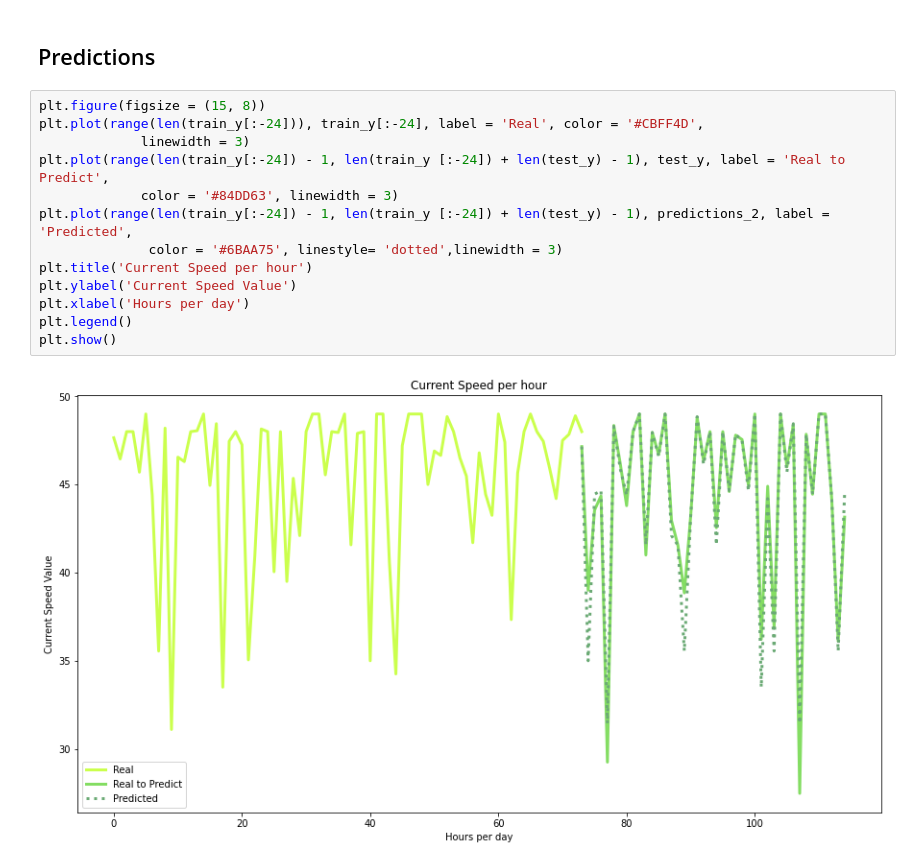
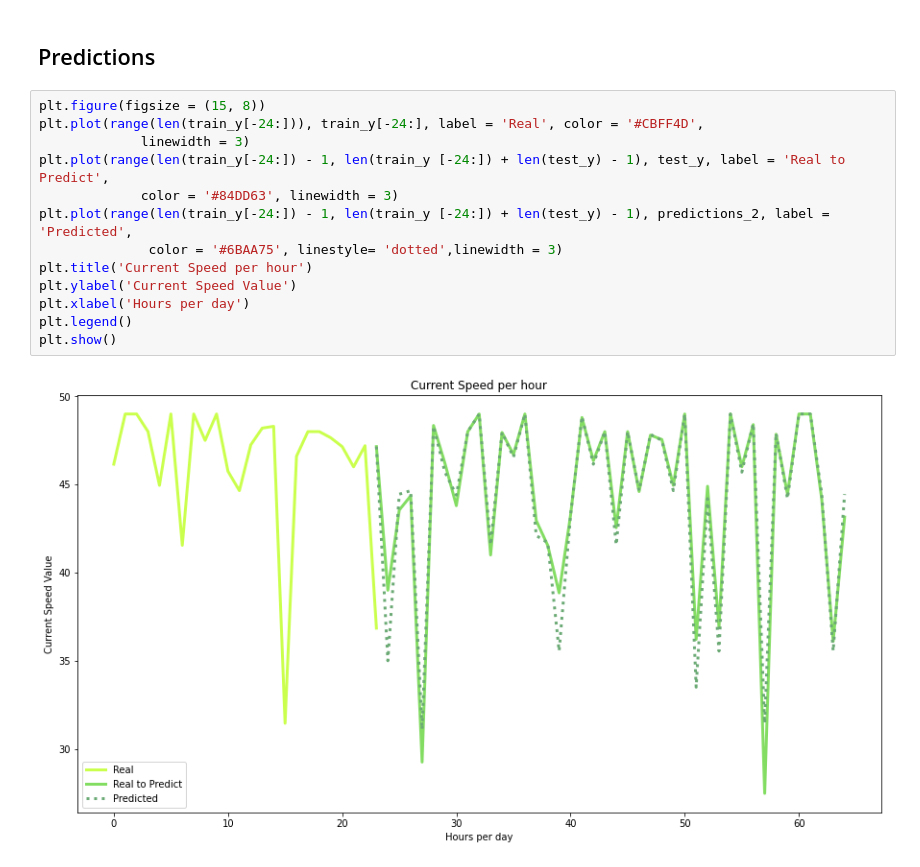
Before and after one commit to ConstancaElias/traffic-flow-sensoring, a Jupyter notebook: Model/TP-Model.ipynb, the cells around one changed output. Drawn from its saved outputs; the diff is of its cells as text.

```diff
--- a/Model/TP-Model.ipynb
+++ b/Model/TP-Model.ipynb
@@ -180,16 +180,16 @@ Score:  0.9420095886687381
 ## Predictions
 # %%
 plt.figure(figsize = (15, 8))
-plt.plot(range(len(train_y[:-24])), train_y[:-24], label = 'Real', color = '#CBFF4D',
+plt.plot(range(len(train_y[-24:])), train_y[-24:], label = 'Real', color = '#CBFF4D',
              linewidth = 3)
-plt.plot(range(len(train_y[:-24]) - 1, len(train_y [:-24]) + len(test_y) - 1), test_y, label = 'Real to Predict',
+plt.plot(range(len(train_y[-24:]) - 1, len(train_y [-24:]) + len(test_y) - 1), test_y, label = 'Real to Predict',
              color = '#84DD63', linewidth = 3)
-plt.plot(range(len(train_y[:-24]) - 1, len(train_y [:-24]) + len(test_y) - 1), predictions_2, label = 'Predicted',
+plt.plot(range(len(train_y[-24:]) - 1, len(train_y [-24:]) + len(test_y) - 1), predictions_2, label = 'Predicted',
               color = '#6BAA75', linestyle= 'dotted',linewidth = 3)
 plt.title('Current Speed per hour')
 plt.ylabel('Current Speed Value')
 plt.xlabel('Hours per day')
 plt.legend()
 plt.show()
 # %% [output]
-[figure, old version]
+[figure, new version]
```
Also changed, not shown: parts of 3 cells of this notebook.
